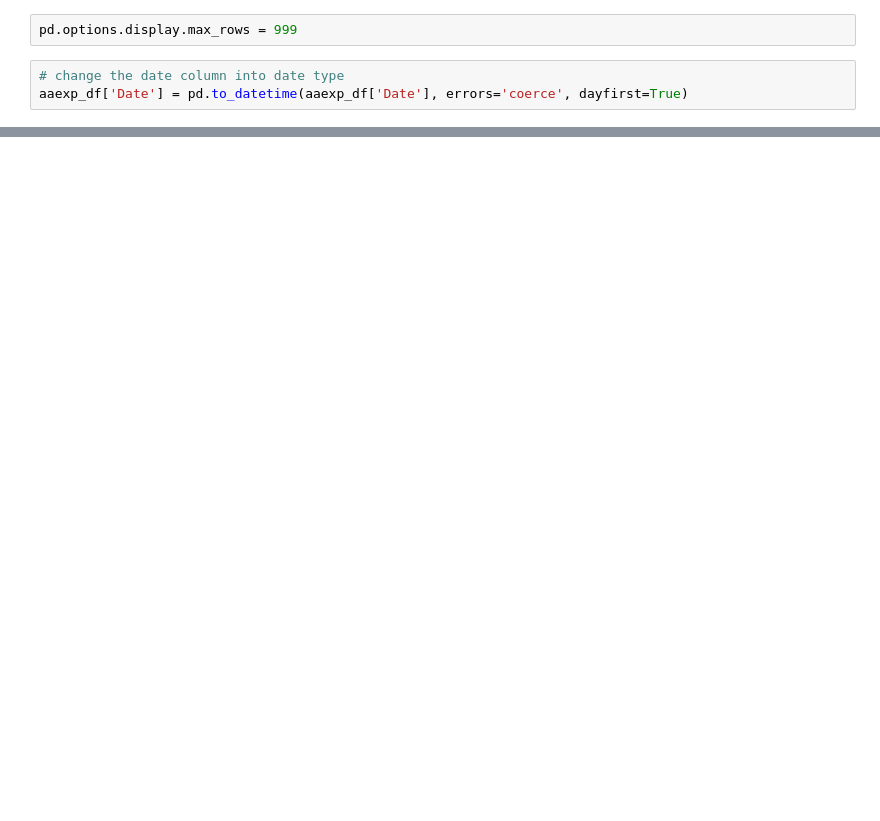
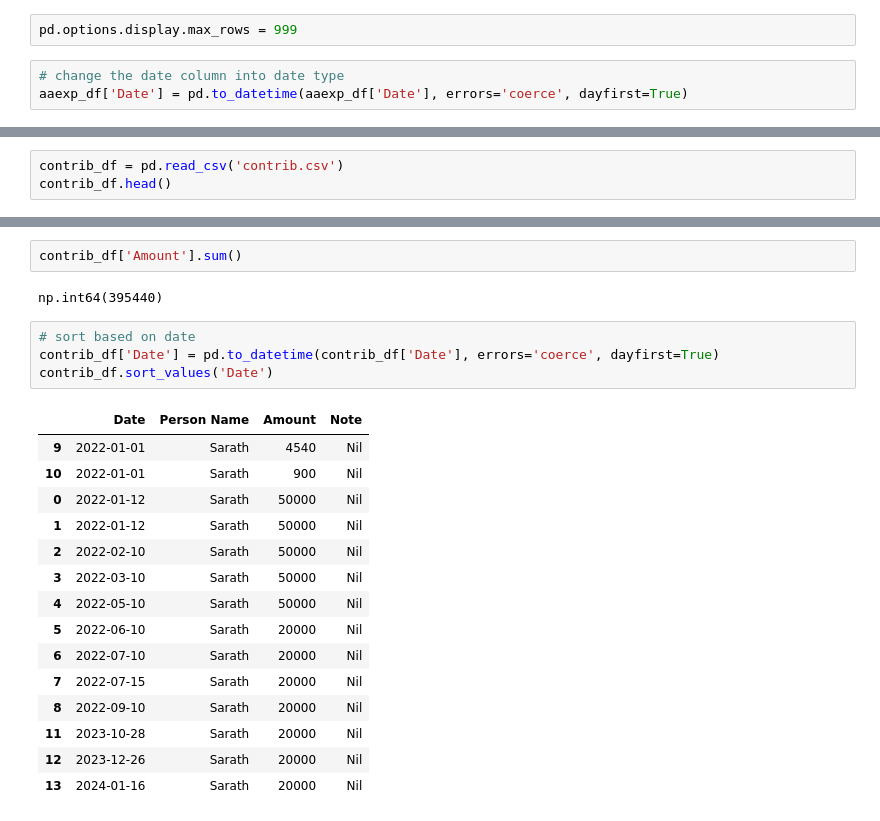
Before and after one commit to kishorekanala/aaexp, a Jupyter notebook: aaexp.ipynb, the cells around one changed output, grey strips where cells are left out. Drawn from its saved outputs; the diff is of its cells as text; blank space fills up the shorter version.

```diff
--- a/aaexp.ipynb
+++ b/aaexp.ipynb
@@ -42,0 +140,3 @@ head_sum_dict
+# %%
+contrib_df = pd.read_csv('contrib.csv')
+contrib_df.head()
@@ -42,0 +150,24 @@ head_sum_dict
+# %%
+contrib_df['Amount'].sum()
+# %% [output]
+np.int64(395440)
+# %%
+# sort based on date
+contrib_df['Date'] = pd.to_datetime(contrib_df['Date'], errors='coerce', dayfirst=True)
+contrib_df.sort_values('Date')
+# %% [output]
+|  | Date | Person Name | Amount | Note |
+| 9 | 2022-01-01 | Sarath | 4540 | Nil |
+| 10 | 2022-01-01 | Sarath | 900 | Nil |
+| 0 | 2022-01-12 | Sarath | 50000 | Nil |
+| 1 | 2022-01-12 | Sarath | 50000 | Nil |
+| 2 | 2022-02-10 | Sarath | 50000 | Nil |
+| 3 | 2022-03-10 | Sarath | 50000 | Nil |
+| 4 | 2022-05-10 | Sarath | 50000 | Nil |
+| 5 | 2022-06-10 | Sarath | 20000 | Nil |
+| 6 | 2022-07-10 | Sarath | 20000 | Nil |
+| 7 | 2022-07-15 | Sarath | 20000 | Nil |
+| 8 | 2022-09-10 | Sarath | 20000 | Nil |
+| 11 | 2023-10-28 | Sarath | 20000 | Nil |
+| 12 | 2023-12-26 | Sarath | 20000 | Nil |
+| 13 | 2024-01-16 | Sarath | 20000 | Nil |
```
Also changed, not shown: parts of 10 cells of this notebook, 4 other files.
